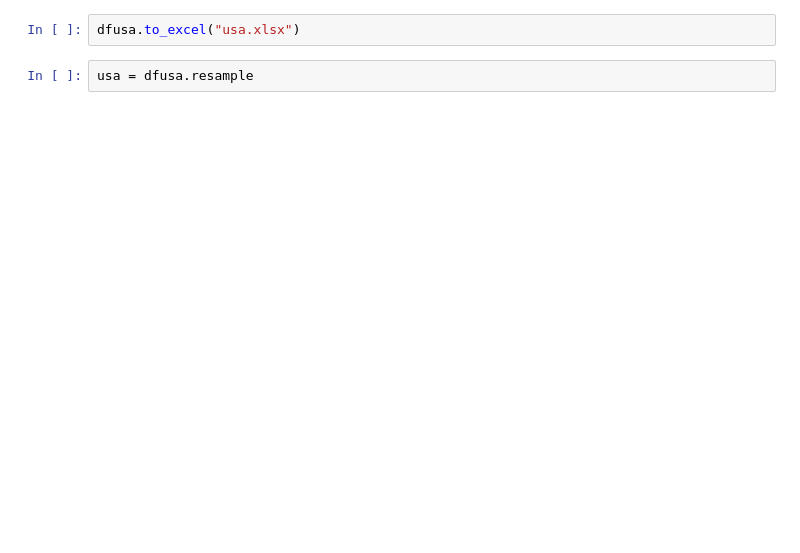
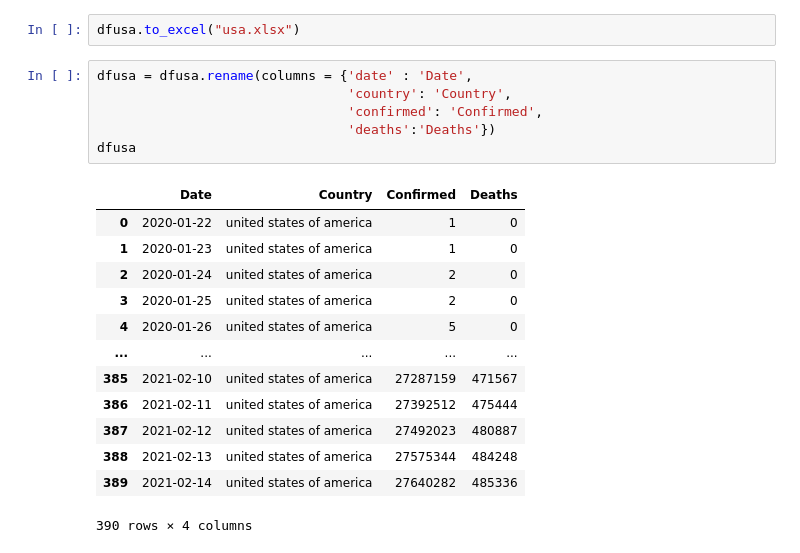
Before and after one commit to Rcidm1994/Project1, a Jupyter notebook: DS_6_Countrie'sFinances.ipynb, the cells around one changed output. Cells and saved outputs as stored; diff of their text form; blank space fills up the shorter version.

```diff
--- a/DS_6_Countrie'sFinances.ipynb
+++ b/DS_6_Countrie'sFinances.ipynb
@@ -114,4 +118,22 @@ dfusa
 # %%
 dfusa.to_excel("usa.xlsx")
-# %%
-usa = dfusa.resample
+# %%
+dfusa = dfusa.rename(columns = {'date' : 'Date',
+                                'country': 'Country',
+                                'confirmed': 'Confirmed',
+                                'deaths':'Deaths'})
+dfusa
+# %% [output]
+|  | Date | Country | Confirmed | Deaths |
+| 0 | 2020-01-22 | united states of america | 1 | 0 |
+| 1 | 2020-01-23 | united states of america | 1 | 0 |
+| 2 | 2020-01-24 | united states of america | 2 | 0 |
+| 3 | 2020-01-25 | united states of america | 2 | 0 |
+| 4 | 2020-01-26 | united states of america | 5 | 0 |
+| ... | ... | ... | ... | ... |
+| 385 | 2021-02-10 | united states of america | 27287159 | 471567 |
+| 386 | 2021-02-11 | united states of america | 27392512 | 475444 |
+| 387 | 2021-02-12 | united states of america | 27492023 | 480887 |
+| 388 | 2021-02-13 | united states of america | 27575344 | 484248 |
+| 389 | 2021-02-14 | united states of america | 27640282 | 485336 |
+390 rows × 4 columns
```
Also changed, not shown: parts of 13 cells of this notebook, 1 other file.
